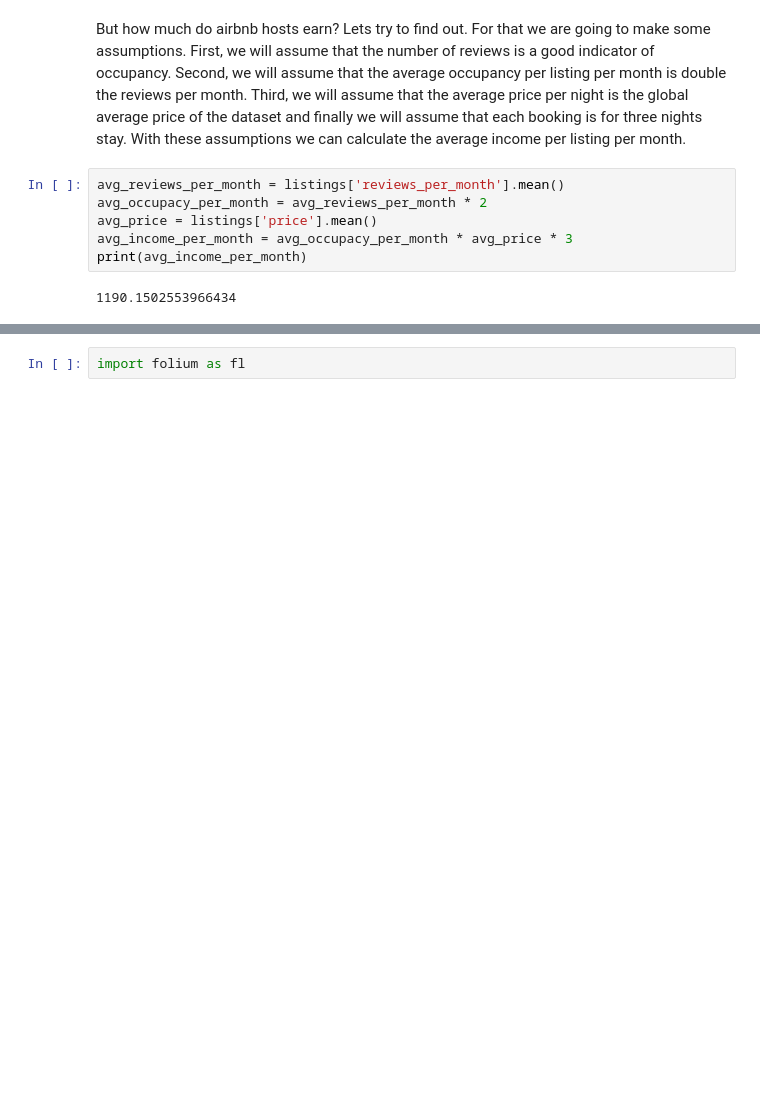
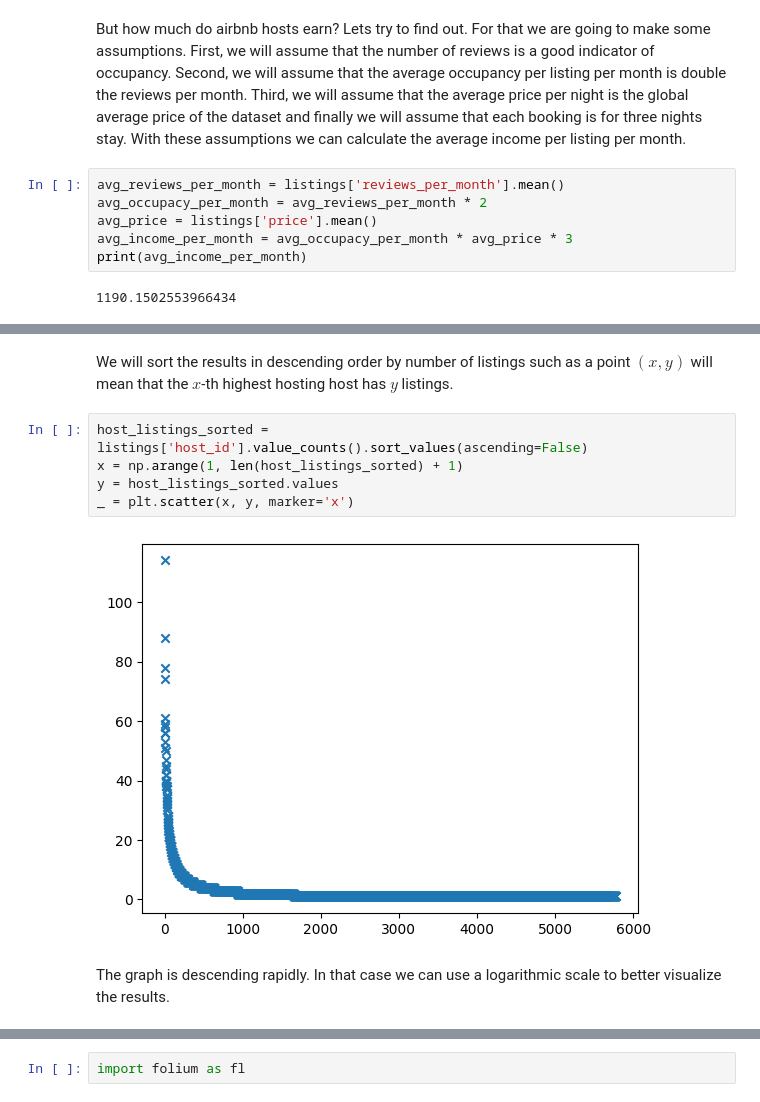
Before and after one commit to nickkatsios/airbnb-athens-analysis, a Jupyter notebook: airbnb_athens_analysis/assignment.ipynb, the cells around one changed output, grey strips where cells are left out. Saved outputs shown, nothing was run; the diff lists cells and outputs as text; blank space fills up the shorter version.

```diff
--- a/airbnb_athens_analysis/assignment.ipynb
+++ b/airbnb_athens_analysis/assignment.ipynb
@@ -207 +201,12 @@ _ = plt.scatter(x, y)
+# %% [markdown]
+We will sort the results in descending order by number of listings such as a point $(x, y)$ will mean that the $x$-th highest hosting host has $y$ listings.
+# %%
+host_listings_sorted = listings['host_id'].value_counts().sort_values(ascending=False)
+x = np.arange(1, len(host_listings_sorted) + 1)
+y = host_listings_sorted.values
+_ = plt.scatter(x, y, marker='x')
+# %% [output]
+[figure, added]
+# %% [markdown]
+The graph is descending rapidly. In that case we can use a logarithmic scale to better visualize the results.
 # %%
```
Also changed, not shown: parts of 24 cells of this notebook, 1 other file.
